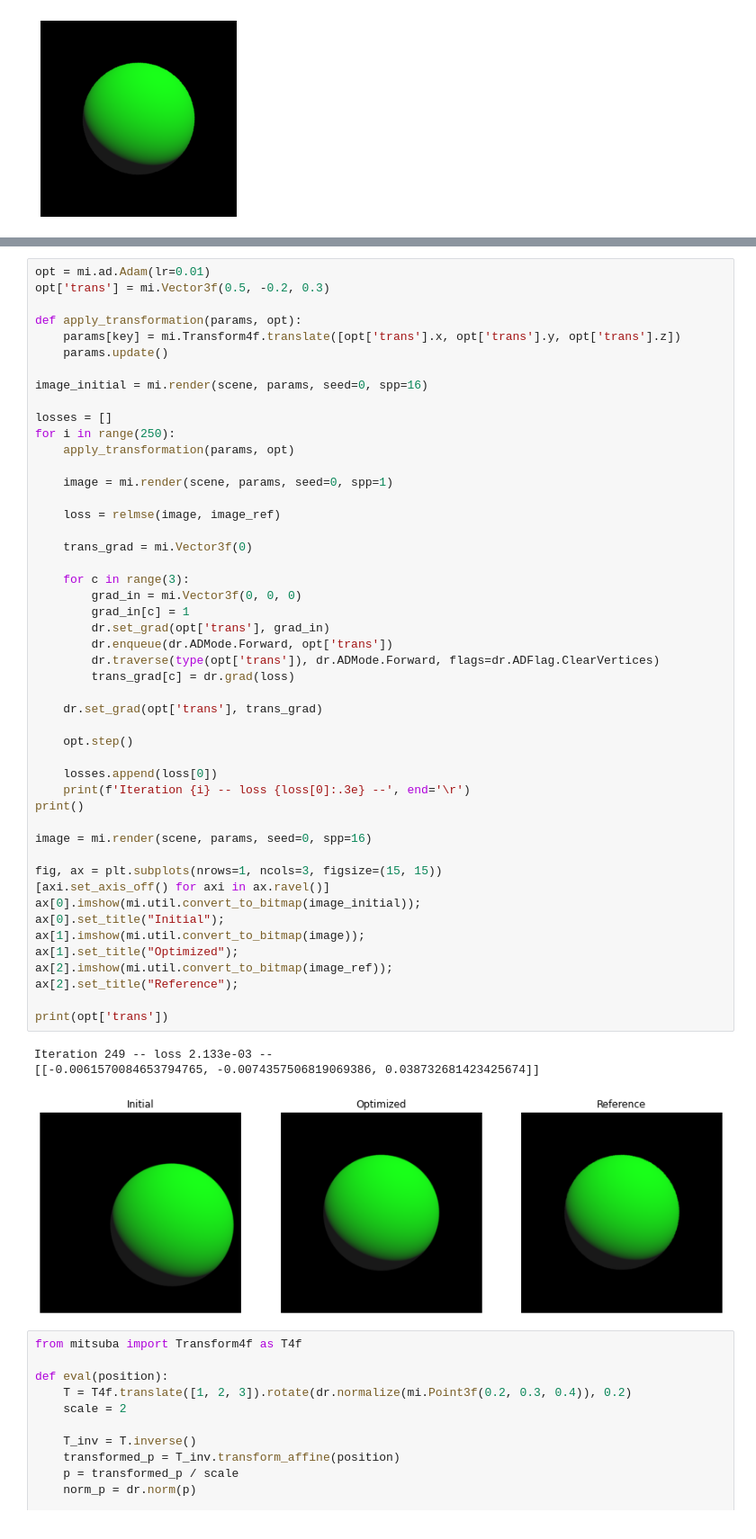
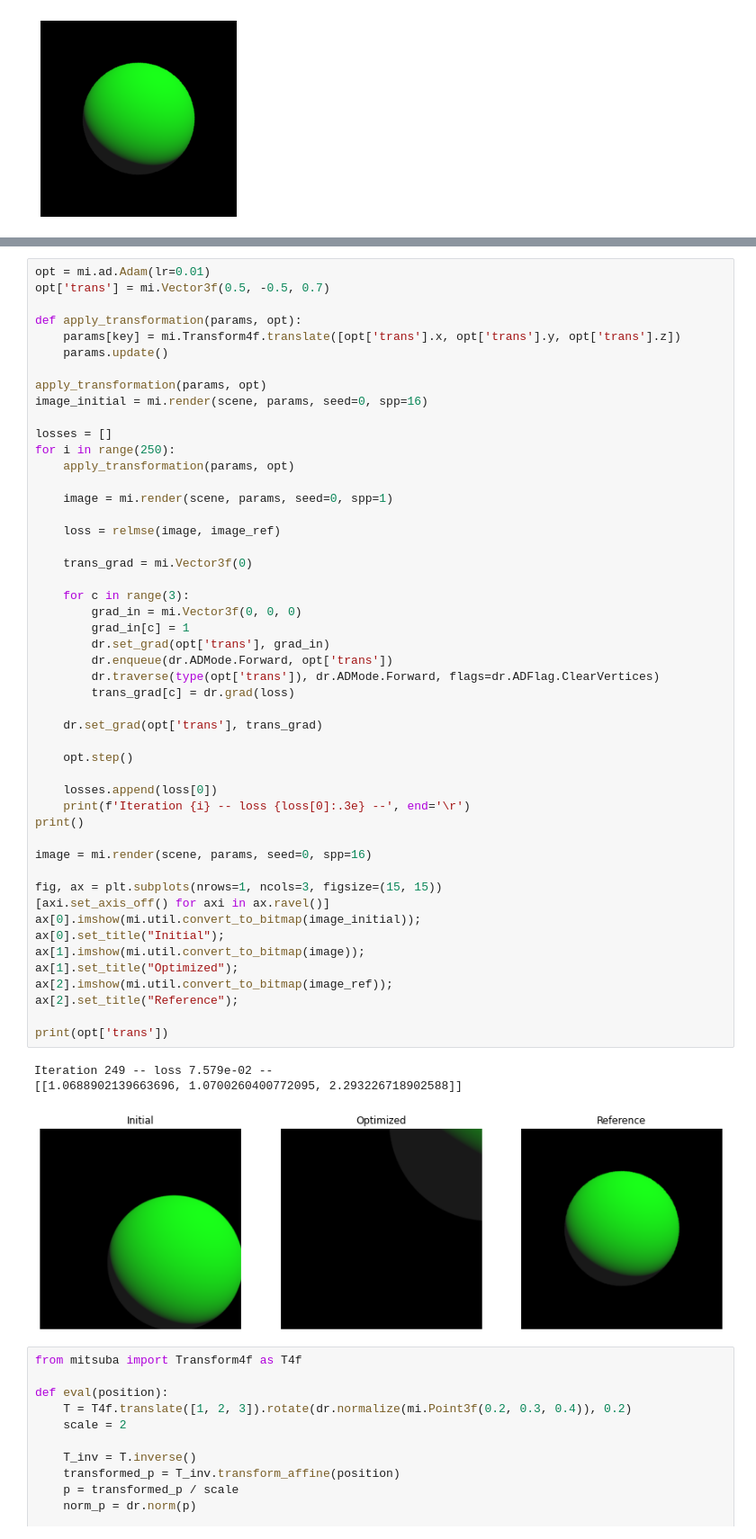
Before and after one commit to wchang22/SDF-WAS, a Jupyter notebook: notebooks/hackathon.ipynb, the cells around one changed output, grey strips where cells are left out. Shown at 90% size. Drawn from its saved outputs; the diff is of its cells as text.

```diff
--- a/notebooks/hackathon.ipynb
+++ b/notebooks/hackathon.ipynb
@@ -148,12 +156,13 @@ ax[2].set_title("relMSE");
 [figure]
 # %%
 opt = mi.ad.Adam(lr=0.01)
-opt['trans'] = mi.Vector3f(0.5, -0.2, 0.3)
+opt['trans'] = mi.Vector3f(0.5, -0.5, 0.7)
 
 def apply_transformation(params, opt):
     params[key] = mi.Transform4f.translate([opt['trans'].x, opt['trans'].y, opt['trans'].z])
     params.update()
 
+apply_transformation(params, opt)
 image_initial = mi.render(scene, params, seed=0, spp=16)
 
 losses = []
@@ -168,36 +177,36 @@ for i in range(250):
 
     for c in range(3):
         grad_in = mi.Vector3f(0, 0, 0)
         grad_in[c] = 1
         dr.set_grad(opt['trans'], grad_in)
         dr.enqueue(dr.ADMode.Forward, opt['trans'])
         dr.traverse(type(opt['trans']), dr.ADMode.Forward, flags=dr.ADFlag.ClearVertices)
         trans_grad[c] = dr.grad(loss)
 
     dr.set_grad(opt['trans'], trans_grad)
 
     opt.step()
 
     losses.append(loss[0])
     print(f'Iteration {i} -- loss {loss[0]:.3e} --', end='\r')
 print()
 
 image = mi.render(scene, params, seed=0, spp=16)
 
 fig, ax = plt.subplots(nrows=1, ncols=3, figsize=(15, 15))
 [axi.set_axis_off() for axi in ax.ravel()]
 ax[0].imshow(mi.util.convert_to_bitmap(image_initial));
 ax[0].set_title("Initial");
 ax[1].imshow(mi.util.convert_to_bitmap(image));
 ax[1].set_title("Optimized");
 ax[2].imshow(mi.util.convert_to_bitmap(image_ref));
 ax[2].set_title("Reference");
 
 print(opt['trans'])
 # %% [output]
-Iteration 249 -- loss 2.133e-03 --
-[[-0.0061570084653794765, -0.0074357506819069386, 0.038732681423425674]]
+Iteration 249 -- loss 7.579e-02 --
+[[1.0688902139663696, 1.0700260400772095, 2.293226718902588]]
-[figure, old version]
+[figure, new version]
 # %%
 from mitsuba import Transform4f as T4f
 
```
Also changed, not shown: parts of 5 cells of this notebook, 1 other file.
